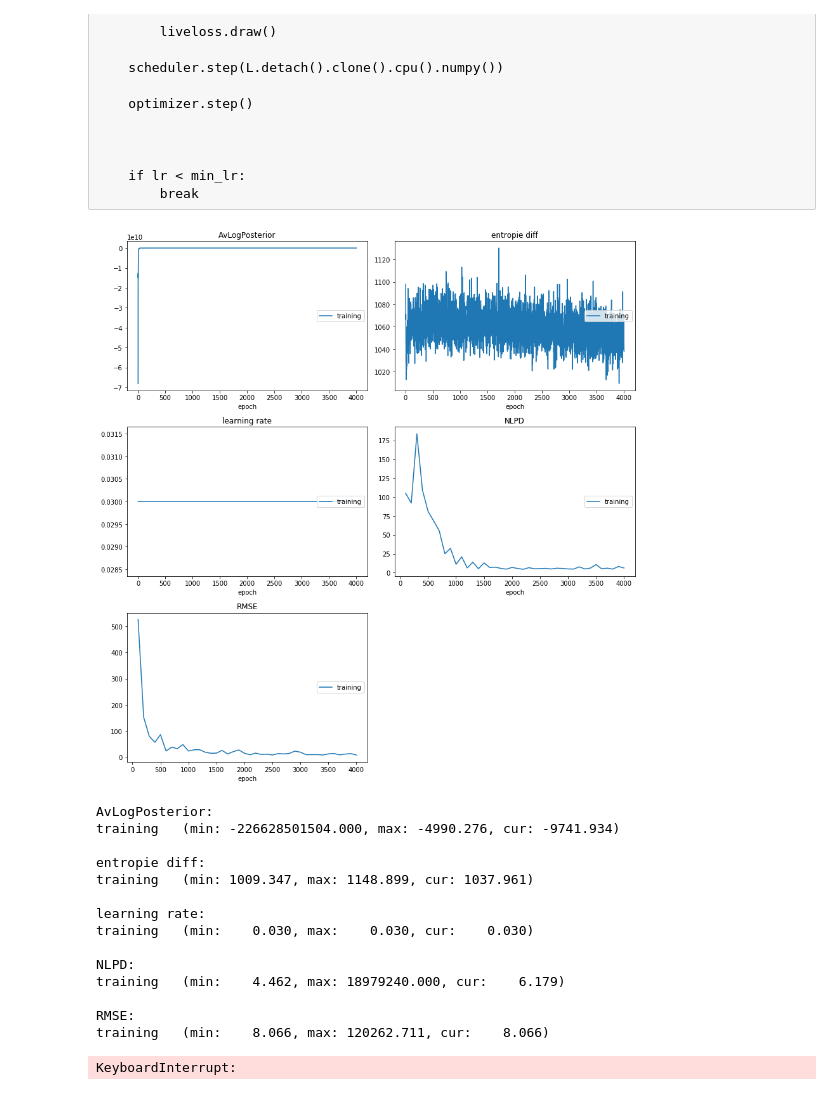
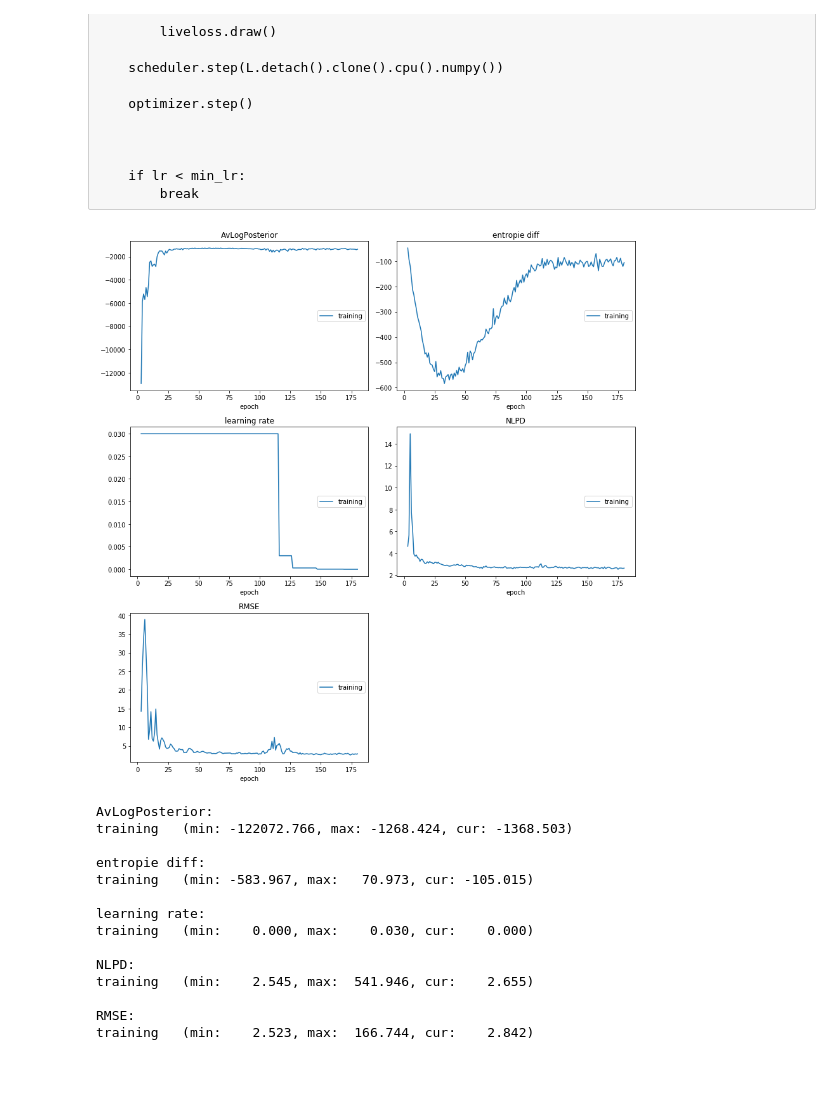
Before and after one commit to cortax/BayesianNN, a Jupyter notebook: GeNVI-Dev_YANN.ipynb, the cells around one changed output. Saved outputs shown, nothing was run; the diff lists cells and outputs as text; code cells hidden in the pictures.

```diff
--- a/GeNVI-Dev_YANN.ipynb
+++ b/GeNVI-Dev_YANN.ipynb
@@ -175,8 +198,8 @@ logtarget = lambda theta : logposterior(theta, x_train, y_train_s, sigma_noise )
 # %%
 ensemble_size=1
 lat_dim=5
-HN_layerwidth=100
-init_w=.5
+HN_layerwidth=50
+init_w=.2
 init_b=.001
 activation=nn.ReLU()
 output_dim=param_count
@@ -311,9 +334,9 @@ print(NNE(p.sample((1,1000)).squeeze(0)))
 #NLPD from Quinonero-Candela and al.
 # the average negative log predictive density (NLPD) of the true targets
 
-def NLPD(theta, x, y, sigma_noise,mu,scale):
-    y_pred =(scale* mlp(x, theta))+mu
-    L = _log_norm(y_pred, y, torch.tensor([sigma_noise], device=device))
+def NLPD(theta, x, y, sigma_noise,inv_transform):
+    y_pred =torch.as_tensor(inv_transform(mlp(x, theta).detach().cpu()),device=device)
+    L = _log_norm(y_pred, y, sigma_noise)
     n_x = torch.as_tensor(float(x.shape[0]), device=device)
     n_theta = torch.as_tensor(float(theta.shape[0]), device=device)
     log_posterior_predictive = torch.logsumexp(L, 0) - torch.log(n_theta)
@@ -329,7 +352,7 @@ tensor(1591.7968, device='cuda:1', grad_fn=<MeanBackward0>)
 # %%
-def RMSE(theta,x,y,scale,mu):
+def RMSE(theta,x,y,inv_transform):
     n_samples=x.shape[0]
-    y_pred = (scale*mlp(x, theta)+mu).mean(0)
+    y_pred =torch.as_tensor(inv_transform(mlp(x, theta).detach().cpu()),device=device).mean(0)
     mse=(y_pred-y.view(n_samples,1))**2
     return mse.mean().sqrt()
 # %%
@@ -409,7 +432,7 @@ for t in range(100000):
 
 optimizer = torch.optim.Adam(Hyper_Nets.parameters(), lr=learning_rate)
 
-scheduler = torch.optim.lr_scheduler.ReduceLROnPlateau(optimizer, patience=patience, factor=lr_decay)
+scheduler = torch.optim.lr_scheduler.ReduceLROnPlateau(optimizer)#optimizer, patience=patience, factor=lr_decay)
 # %%
 from livelossplot import PlotLosses
 
@@ -432,53 +455,52 @@ for t in range(max_iter):
 #    ED=NNE(Hyper_Nets(n_samples_NNE))
     LP=logtarget(Hyper_Nets(n_samples_LP)).mean()
     L =-ED-LP
 #    L=-logtarget(theta).squeeze()
     L.backward()
 
     #training_loss.append(L.detach().clone().cpu().numpy())
 
     lr = optimizer.param_groups[0]['lr']
 
     if t % 1 == 0:
         logs['AvLogPosterior'] = LP.detach().clone().cpu().numpy()
         logs['entropie diff'] = ED.detach().clone().cpu().numpy()
         logs['learning rate'] = lr
-    if t % 100 == 0:
-        logs['NLPD'] = NLPD(Hyper_Nets(100).detach(),x_test,y_test,sigma_noise,y_scale,y_mu).detach().clone().cpu().numpy()
-        logs['RMSE'] = RMSE(Hyper_Nets(100).detach(),x_test,y_test,y_scale,y_mu).detach().clone().cpu().numpy()
+    if t % 1 == 0:
+        logs['NLPD'] = NLPD(Hyper_Nets(100).detach(),x_test,y_test,sigma_noise,scaler_y.inverse_transform).detach().clone().cpu().numpy()
+        logs['RMSE'] = RMSE(Hyper_Nets(100).detach(),x_test,y_test,scaler_y.inverse_transform).detach().clone().cpu().numpy()
     liveloss.update(logs)
 
 
     scheduler.step(L.detach().clone().cpu().numpy())
 
     optimizer.step()
 
-    if t % 500 == 0:
+    if t % 1 == 0:
 
         liveloss.draw()
 
 
 
 
     if lr < min_lr:
         break
 # %% [output]
-[figure, old version]
+[figure, new version]
 AvLogPosterior:
-training   (min: -226628501504.000, max: -4990.276, cur: -9741.934)
+training   (min: -122072.766, max: -1268.424, cur: -1368.503)
 
 entropie diff:
-training   (min: 1009.347, max: 1148.899, cur: 1037.961)
+training   (min: -583.967, max:   70.973, cur: -105.015)
 
 learning rate:
-training   (min:    0.030, max:    0.030, cur:    0.030)
+training   (min:    0.000, max:    0.030, cur:    0.000)
 
 NLPD:
-training   (min:    4.462, max: 18979240.000, cur:    6.179)
+training   (min:    2.545, max:  541.946, cur:    2.655)
 
 RMSE:
-training   (min:    8.066, max: 120262.711, cur:    8.066)
+training   (min:    2.523, max:  166.744, cur:    2.842)
-KeyboardInterrupt:
 # %%
 t
 # %% [output]
```
Also changed, not shown: parts of 19 cells of this notebook.
